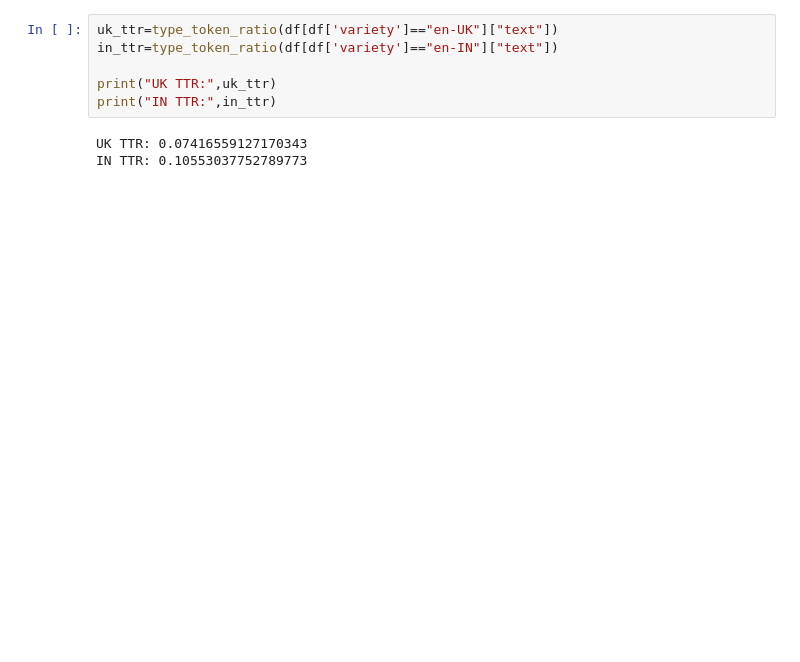
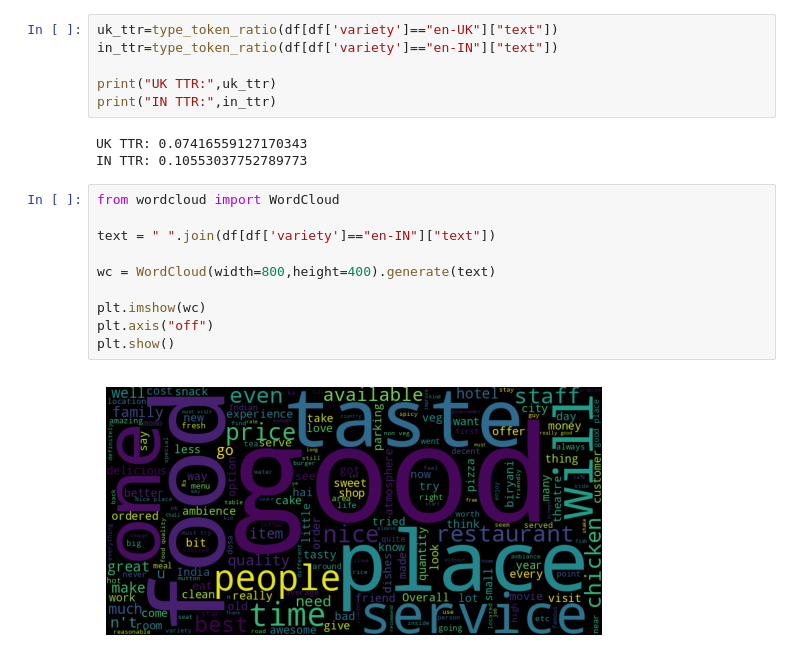
Before and after one commit to mohammedumairuddin/COMM061-NLP-Coursework, a Jupyter notebook: notebooks/dataset_analysis.ipynb, the cells around one changed output. Drawn from its saved outputs; the diff is of its cells as text; blank space fills up the shorter version.

```diff
--- a/notebooks/dataset_analysis.ipynb
+++ b/notebooks/dataset_analysis.ipynb
@@ -283,3 +285,15 @@ print("IN TTR:",in_ttr)
 # %% [output]
 UK TTR: 0.07416559127170343
 IN TTR: 0.10553037752789773
+# %%
+from wordcloud import WordCloud
+
+text = " ".join(df[df['variety']=="en-IN"]["text"])
+
+wc = WordCloud(width=800,height=400).generate(text)
+
+plt.imshow(wc)
+plt.axis("off")
+plt.show()
+# %% [output]
+[figure, added]
```
Also changed, not shown: parts of 5 cells of this notebook.
